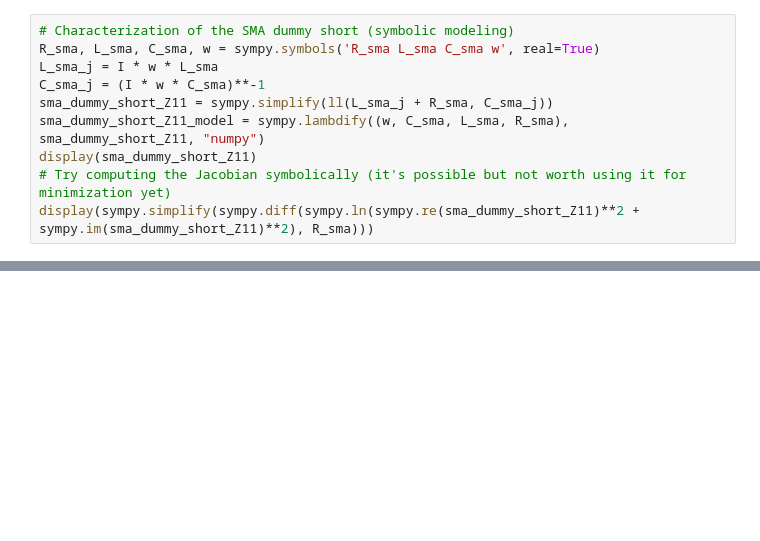
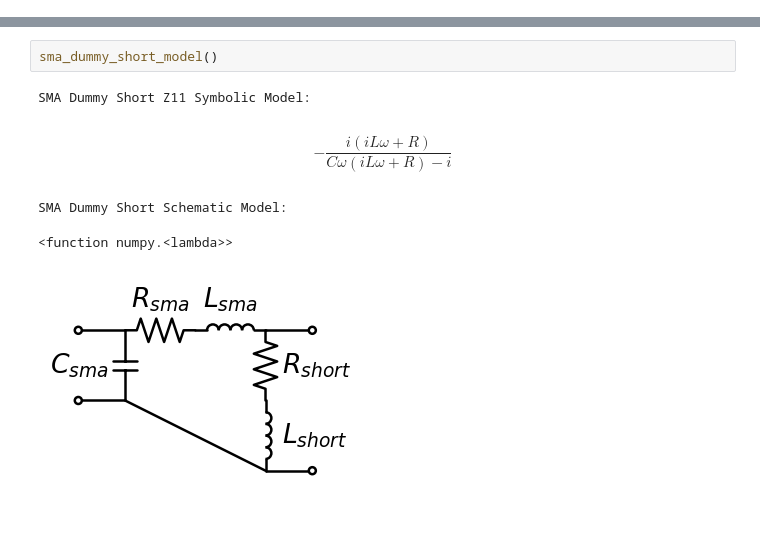
Before and after one commit to vighneshiyer/ee142_labs, a Jupyter notebook: lab1_redux/Lab1_Notebook.ipynb, the cells around one changed output, grey strips where cells are left out. Cells and saved outputs as stored; diff of their text form; blank space fills up the shorter version.

```diff
--- a/lab1_redux/Lab1_Notebook.ipynb
+++ b/lab1_redux/Lab1_Notebook.ipynb
@@ -38,10 +44,0 @@ def ll(a, b): # return a and b in parallel
-# %%
-# Characterization of the SMA dummy short (symbolic modeling)
-R_sma, L_sma, C_sma, w = sympy.symbols('R_sma L_sma C_sma w', real=True)
-L_sma_j = I * w * L_sma
-C_sma_j = (I * w * C_sma)**-1
-sma_dummy_short_Z11 = sympy.simplify(ll(L_sma_j + R_sma, C_sma_j))
-sma_dummy_short_Z11_model = sympy.lambdify((w, C_sma, L_sma, R_sma), sma_dummy_short_Z11, "numpy")
-display(sma_dummy_short_Z11)
-# Try computing the Jacobian symbolically (it's possible but not worth using it for minimization yet)
-display(sympy.simplify(sympy.diff(sympy.ln(sympy.re(sma_dummy_short_Z11)**2 + sympy.im(sma_dummy_short_Z11)**2), R_sma)))
@@ -50,0 +103,8 @@ $$- \frac{2 R_{sma} \left(2 C_{sma} L_{sma} w^{2} - 1\right)}{C_{sma}^{2} L_{sma
+# %%
+sma_dummy_short_model()
+# %% [output]
+SMA Dummy Short Z11 Symbolic Model:
+$$- \frac{i \left(i L \omega + R\right)}{C \omega \left(i L \omega + R\right) - i}$$
+SMA Dummy Short Schematic Model:
+<function numpy.<lambda>>
+[figure, added]
```
Also changed, not shown: parts of 12 cells of this notebook, 26 other files.
